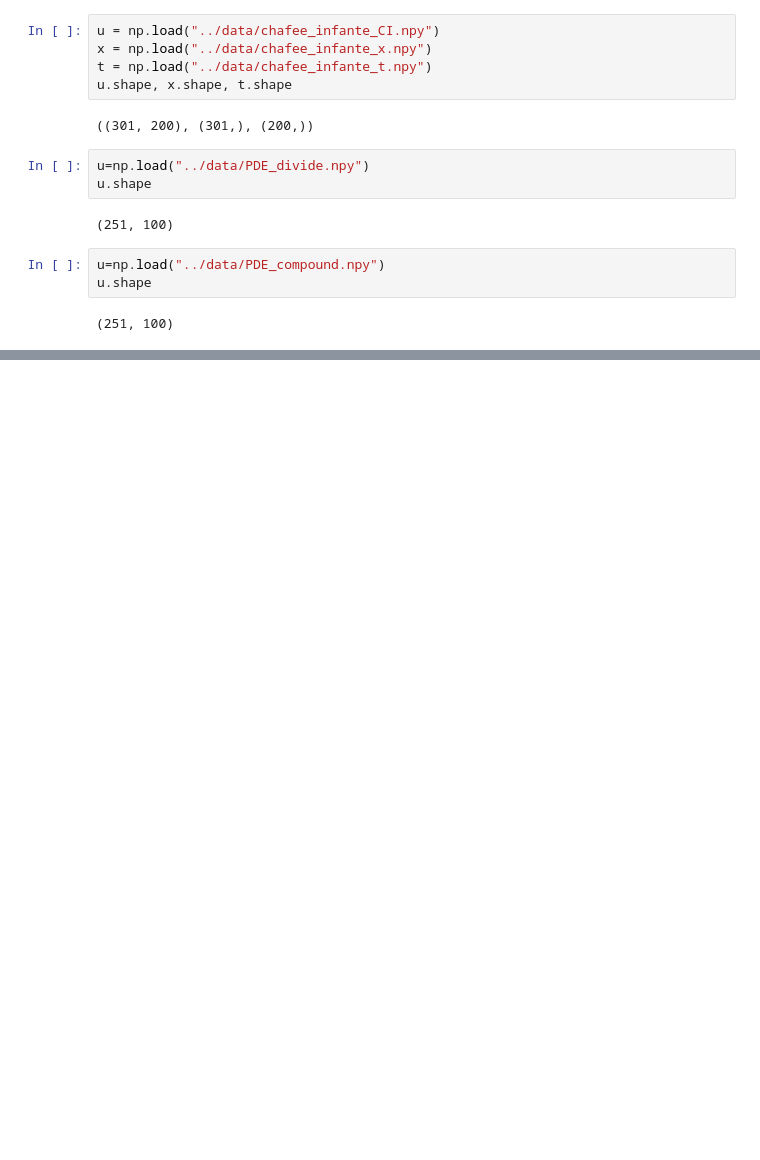
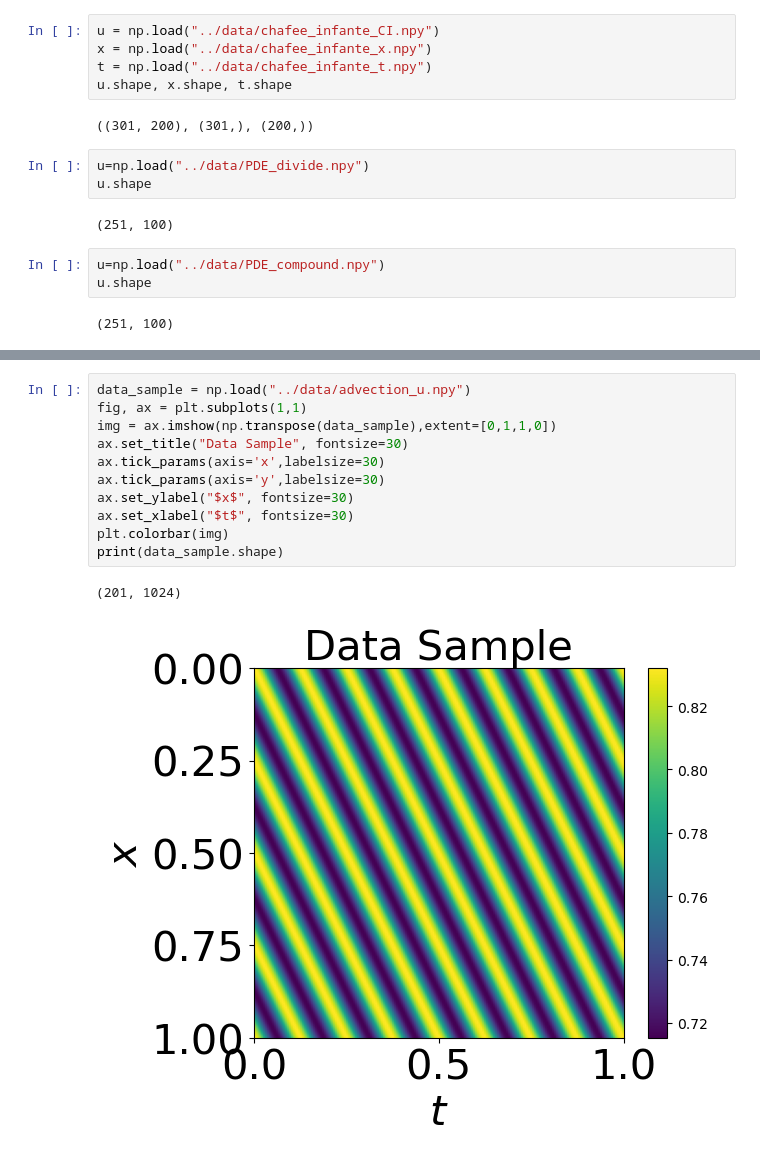
Before and after one commit to yjcsivsuk/SGA-PDE, a Jupyter notebook: codes/see_data.ipynb, the cells around one changed output, grey strips where cells are left out. Drawn from its saved outputs; the diff is of its cells as text; blank space fills up the shorter version.

```diff
--- a/codes/see_data.ipynb
+++ b/codes/see_data.ipynb
@@ -48,6 +52,20 @@ t-coordinate
 tensor
 x-coordinate
 (10000, 201, 1024) (202,) (1024,)
+# %%
+data_sample = np.load("../data/advection_u.npy")
+fig, ax = plt.subplots(1,1)
+img = ax.imshow(np.transpose(data_sample),extent=[0,1,1,0])
+ax.set_title("Data Sample", fontsize=30)
+ax.tick_params(axis='x',labelsize=30)
+ax.tick_params(axis='y',labelsize=30)
+ax.set_ylabel("$x$", fontsize=30)
+ax.set_xlabel("$t$", fontsize=30)
+plt.colorbar(img)
+print(data_sample.shape)
+# %% [output]
+(201, 1024)
+[figure, added]
 # %%
 with h5py.File('../data/ReacDiff_Nu1.0_Rho1.0.hdf5', 'r') as f:
     for key in f.keys():
```
Also changed, not shown: parts of 4 cells of this notebook, 6 other files.
